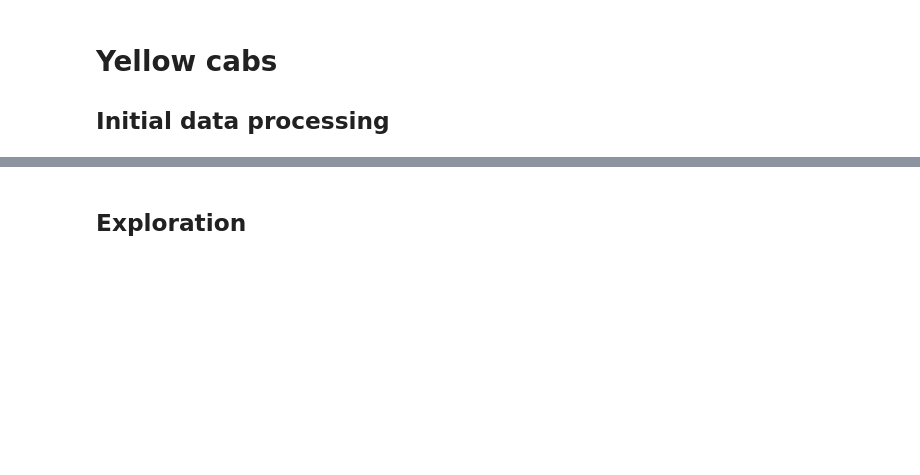
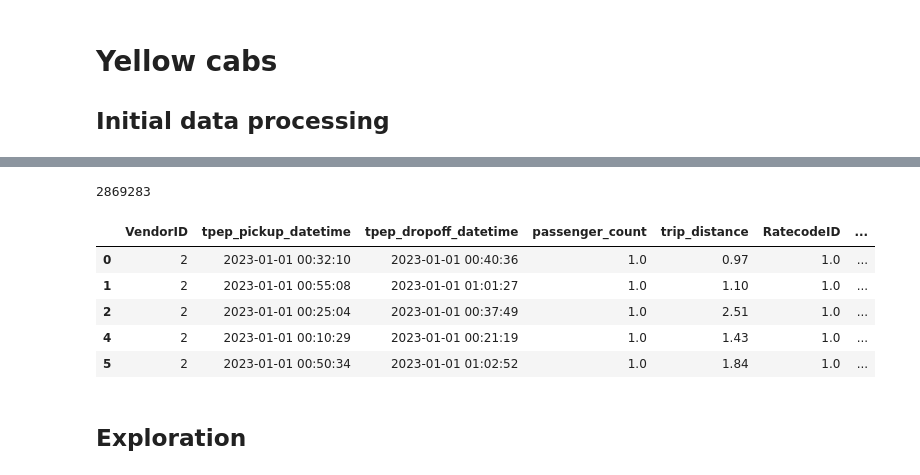
Before and after one commit to CptQuak/taxi, a Jupyter notebook: exploration/exploration.ipynb, the cells around one changed output, grey strips where cells are left out. Drawn from its saved outputs; the diff is of its cells as text; code cells hidden in the pictures; blank space fills up the shorter version.

Commit message:
More exploration and filtering options

```diff
--- a/exploration/exploration.ipynb
+++ b/exploration/exploration.ipynb
@@ -61,3 +19,82 @@ df.head()
+# %%
+df = pd.read_parquet('../data/yellow_tripdata_2023-01.parquet')
+
+## missing value imputation with values out of range of standard values that we can later recognize
+df = (df
+    .pipe(value_imputation, column_name='RatecodeID', fill_value=0)
+    # gonna assume that it had to be stored in car if there was a problem with server connection
+    .pipe(value_imputation, column_name='store_and_fwd_flag', fill_value='Y')
+    # most of the time there there is a value of 2.5 so im gonna use it
+    .pipe(value_imputation, column_name='congestion_surcharge', fill_value=2.5)
+    # im gonna assume there is not airport fee, but mayby better idea is to do it by identifying starting district
+    .pipe(value_imputation, column_name='airport_fee', fill_value=0)
+    # passengers are problematic, for now assigning -1 value for problematics cases
+    .pipe(value_imputation, column_name='passenger_count', fill_value=-1)
+    # also adding simple information about traveling time in minutes
+    .assign(trip_time_min=lambda x: (x['tpep_dropoff_datetime']-x['tpep_pickup_datetime'])/timedelta(minutes=1))
+)
+
+## removing columns with problematic dates, cases where pickup happend after dropoff
+df = df.drop(index=df[(df['tpep_dropoff_datetime'] < df['tpep_pickup_datetime'])].index)
+
+# performing some filtering to remove observations with nonsense data, explaination in query
+df = df[
+    # only valid vendors
+    (df['VendorID'].isin([1, 2]))
+    # valid dates, personly i found some cases from 2022-10 so idk what happend there
+    & (df['tpep_dropoff_datetime'] >= '2023-01-01') & (df['tpep_dropoff_datetime'] <= '2023-02-01')
+    & (df['tpep_pickup_datetime'] >= '2023-01-01') & (df['tpep_pickup_datetime'] <= '2023-02-01')
+    # so there are cases with negative, or 0 passengers im not sure if the nyc taxi
+    # can work as delivery service that can transport other stuff than people so im gonna remove these cases
+    # also i found information that https://www.nyc.gov/site/tlc/passengers/passenger-frequently-asked-questions.page
+    # there can be up to 4-5 passengers, and sometimes a child (so up to 6) can be transproted, also keeping my imputed indicator
+    & ((df['passenger_count'].between(1, 6)) | (df['passenger_count'] == -1))
+    # removing RatecodeID that is not in 0-6, where 0 is imputed value
+    & (df['RatecodeID'].between(0, 6))
+    # this takes only 2 value, we have imputed nulls wiht Y
+    & (df['store_and_fwd_flag'].isin(['Y', 'N']))
+    # payment type has meaning only for values from range 1-6,
+    & (df['payment_type'].between(1, 6))
+    # below I make sure that certain variables are only non-negative values, I don't think they have meaning being negative
+    & ((df['fare_amount'] >= 0) & (df['extra'] >= 0) & (df['tip_amount'] >= 0) & (df['tolls_amount'] >= 0) & (df['total_amount'] >= 0) )
+    # taxes depending on metered rate in use, off or on, sometimes it has weird values so droping them
+    & (df['mta_tax'].isin([0, 0.5])) & (df['congestion_surcharge'].isin([0, 2.5])) & (df['airport_fee'].isin([0, 1.25]))
+    # filter that is more of a logical explaination, I don't think that anyone will spend more than 1h in a
+    # cab traveling across city and
+    & (df['trip_time_min'] <= 60) & (df['trip_distance'] < 30)
+    # also we can't do big distances in too little time (edge case)
+    & (
+        (df['trip_time_min'] >= 2)
+        # im gonna say like up to 5 miles in 2 minutes possible when traveling on empty road
+        | ((df['trip_time_min'] <= 2) & (df['trip_distance'] <= 5))
+    )
+]
+# variables that could be mainpulated but currently I have not idea how to use them
+# - improvement_surcharge - it says 0.3 should be most of the time but its not?
+# - PULocationID, DOLocationID - i need to prepare mapping that finds if a zone exists, else we drop that record
+
+## filtering data to find "valid trip cases", explained in query
+df = (df[(
+    # trips that have 0 traveling and are in same district, most likely canceled ones
+    # I want to remove observations that changed distrcit but have 0 traveling
+    ((df['tpep_dropoff_datetime'] >= df['tpep_pickup_datetime']) & (df['trip_distance'] == 0) & (df['PULocationID'] == df['DOLocationID']))
+    # or trips between districts, ie they took some time to travel, distance and start end areas changes
+    | ((df['tpep_dropoff_datetime'] > df['tpep_pickup_datetime']) & (df['trip_distance'] > 0) & (df['PULocationID'] != df['DOLocationID']))
+    # there may also be trips within a district so lets keep them as long as there is some kind of traveling involved
+    | ((df['tpep_dropoff_datetime'] > df['tpep_pickup_datetime']) & (df['trip_distance'] > 0) & (df['PULocationID'] == df['DOLocationID']))
+)])
+
+
+print(len(df))
+df.head()
+# %% [output]
+2869283
+|  | VendorID | tpep_pickup_datetime | tpep_dropoff_datetime | passenger_count | trip_distance | RatecodeID | ... |
+| 0 | 2 | 2023-01-01 00:32:10 | 2023-01-01 00:40:36 | 1.0 | 0.97 | 1.0 | ... |
+| 1 | 2 | 2023-01-01 00:55:08 | 2023-01-01 01:01:27 | 1.0 | 1.10 | 1.0 | ... |
+| 2 | 2 | 2023-01-01 00:25:04 | 2023-01-01 00:37:49 | 1.0 | 2.51 | 1.0 | ... |
+| 4 | 2 | 2023-01-01 00:10:29 | 2023-01-01 00:21:19 | 1.0 | 1.43 | 1.0 | ... |
+| 5 | 2 | 2023-01-01 00:50:34 | 2023-01-01 01:02:52 | 1.0 | 1.84 | 1.0 | ... |
 # %% [markdown]
 ## Exploration
 # %% [markdown]
```
Also changed, not shown: parts of 6 cells of this notebook.
